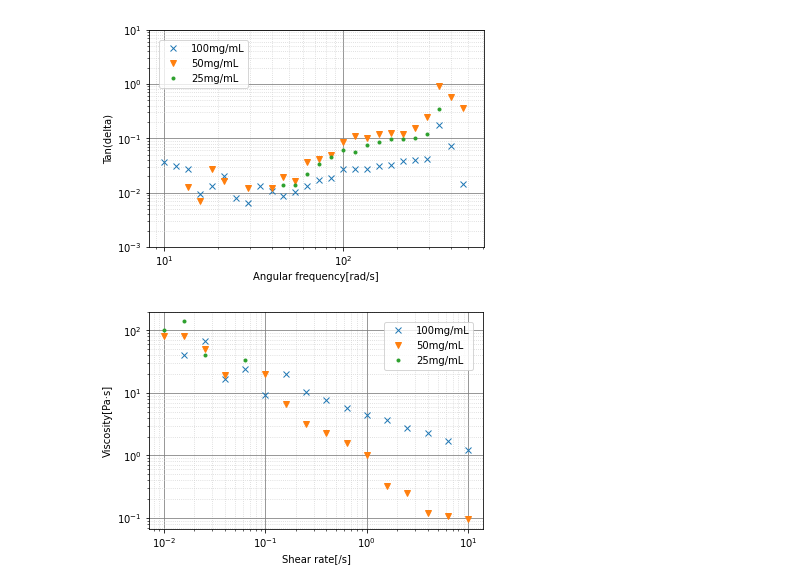
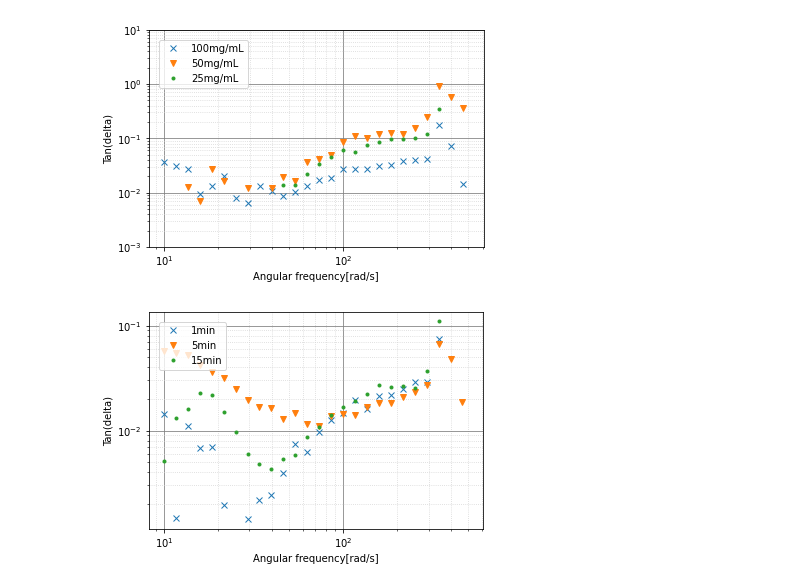
Before and after one commit to komainu99/dynamic-mechanical-analysis, a Jupyter notebook: debug.ipynb, the cells around one changed output. Cells and saved outputs as stored; diff of their text form; code cells hidden in the pictures.

```diff
--- a/debug.ipynb
+++ b/debug.ipynb
@@ -306,44 +306,44 @@ import pandas as pd
 import matplotlib.pyplot as plt
 import seaborn as sns
 
-column = 'Viscosity'
+column = 'Tan(delta)'
 
-file_path = '/Volumes/KAZU-USB/220701_Rheo/100mg001to10s-1.txt'
-file_path2 = '/Volumes/KAZU-USB/220701_Rheo/50mg001to10s-1.txt'
-file_path3 = '/Volumes/KAZU-USB/220701_Rheo/25mg001to10s-1.txt'
+file_path = '/Volumes/KAZU-USB/220705_Rheo/1min_average.txt'
+file_path2 = '/Volumes/KAZU-USB/220705_Rheo/5min_average.txt'
+file_path3 = '/Volumes/KAZU-USB/220705_Rheo/15min_average.txt'
 
 df = pd.read_table(file_path, header=90)
 df.drop(index=0, inplace=True)
 df2 = pd.read_table(file_path2, header=90)
 df2.drop(index=0, inplace=True)
 df3 = pd.read_table(file_path3, header=90)
 df3.drop(index=0, inplace=True)
 
 fig, ax = plt.subplots()
 
-plt.plot(df['Shear rate'].astype('float'), df[column].astype('float'), label='100mg/mL', marker='x', linestyle='None')
-plt.plot(df2['Shear rate'].astype('float'), df2[column].astype('float'), label='50mg/mL', marker='v', linestyle='None')
-plt.plot(df3['Shear rate'].astype('float'), df3[column].astype('float'), label='25mg/mL', marker='.', linestyle='None')
+plt.plot(df['Angular frequency'].astype('float'), df[column].astype('float'), label='1min', marker='x', linestyle='None')
+plt.plot(df2['Angular frequency'].astype('float'), df2[column].astype('float'), label='5min', marker='v', linestyle='None')
+plt.plot(df3['Angular frequency'].astype('float'), df3[column].astype('float'), label='15min', marker='.', linestyle='None')
 #plt.plot(df4['Angular frequency'].astype('float'), df4['Storage modulus'].astype('float'), label='25mg/mL', marker='.', linestyle='None')
 #plt.plot(df5['Angular frequency'].astype('float'), df5['Storage modulus'].astype('float'), label='25mg/mL', marker='.', linestyle='None')
 #plt.plot(df['Angular frequency'].astype('float'), df['Storage modulus'].astype('float'), label="Storage modulus", marker='v', linestyle='None')
 
 ax.set_xscale('log')
 ax.set_yscale('log')
 #ax.set_xlim(0, 10)
 #ax.set_ylim(0.001,10)
 plt.minorticks_on()
 plt.grid(which="major", color="gray", linestyle="solid")
 plt.grid(which="minor", color="lightgray", linestyle="dotted")
 
-ax.set_xlabel('Shear rate[/s]')
-ax.set_ylabel("Viscosity[Pa·s]")
+ax.set_xlabel('Angular frequency[rad/s]')
+ax.set_ylabel("Tan(delta)")
 
 title = column
 
-plt.legend(bbox_to_anchor=(1, 1), loc='upper right', borderaxespad=1)
+plt.legend(bbox_to_anchor=(0, 1), loc='upper left', borderaxespad=1)
 plt.show()
 
 fig.savefig("%s.png"%title)
 # %% [output]
-[figure, old version]
+[figure, new version]
```
Also changed, not shown: 4 other files.
